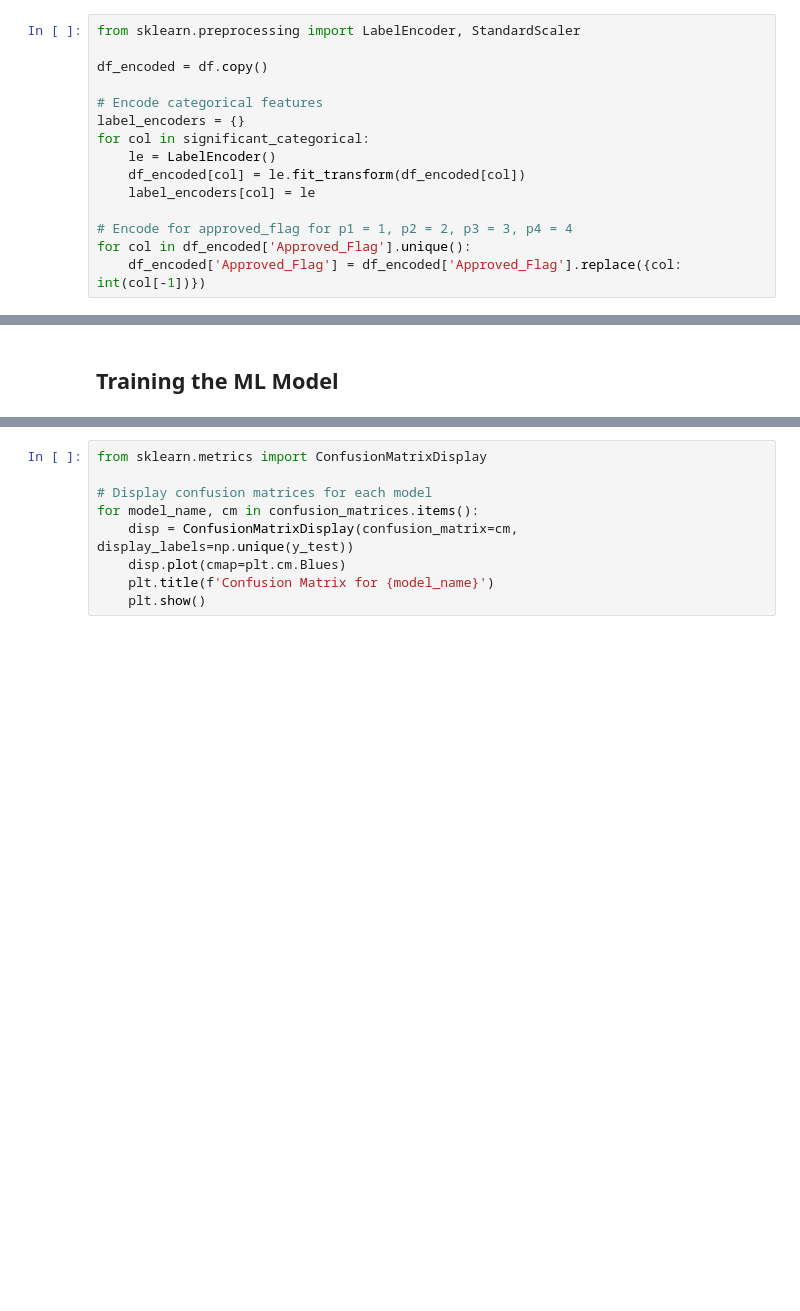
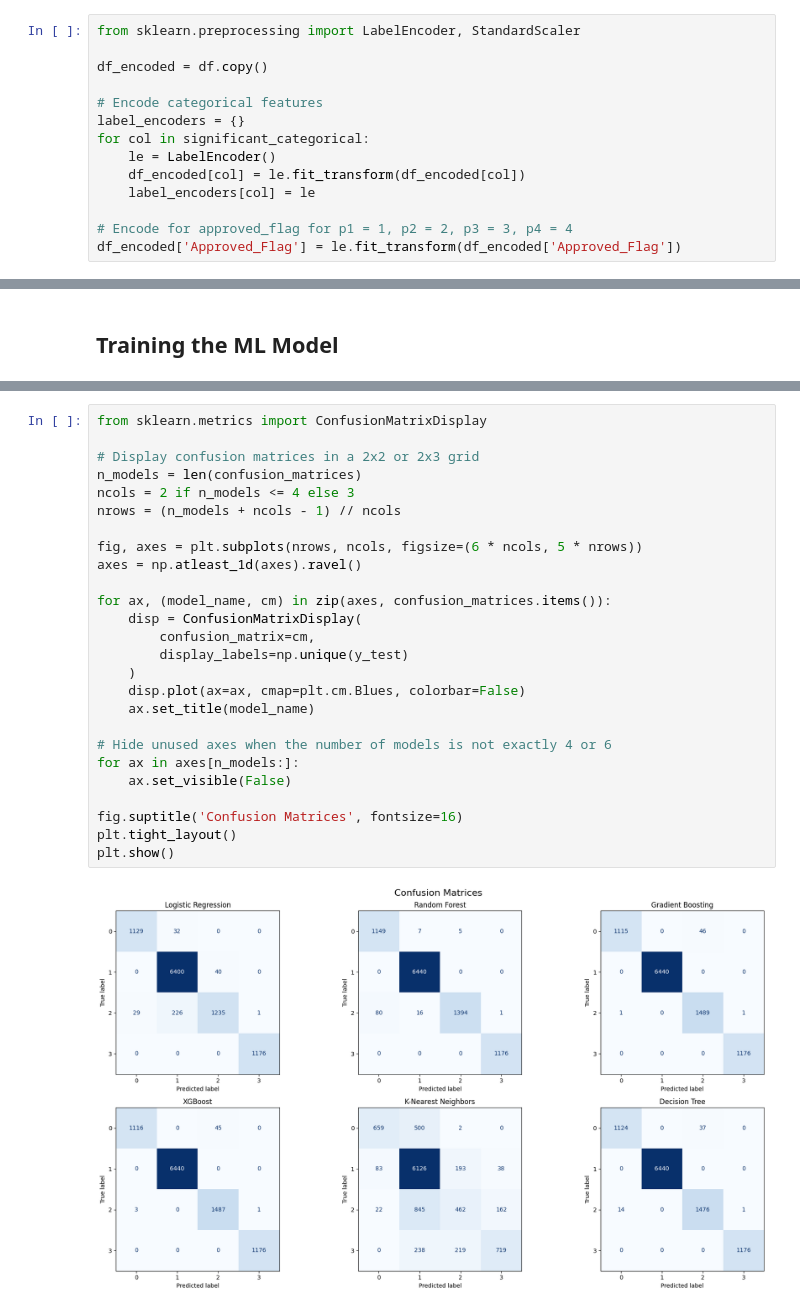
Before and after one commit to Mipjeiger/Credit-Risk-Analyst, a Jupyter notebook: notebooks/01_eda.ipynb, the cells around one changed output, grey strips where cells are left out. Cells and saved outputs as stored; diff of their text form; blank space fills up the shorter version.

Commit message:
Notebook done in visualization matrix confusion

```diff
--- a/notebooks/01_eda.ipynb
+++ b/notebooks/01_eda.ipynb
@@ -216,8 +216,7 @@ for col in significant_categorical:
     label_encoders[col] = le
 
 # Encode for approved_flag for p1 = 1, p2 = 2, p3 = 3, p4 = 4
-for col in df_encoded['Approved_Flag'].unique():
-    df_encoded['Approved_Flag'] = df_encoded['Approved_Flag'].replace({col: int(col[-1])})
+df_encoded['Approved_Flag'] = le.fit_transform(df_encoded['Approved_Flag'])
 # %% [markdown]
 ## Numerical Feature Analysis
 # %%
@@ -536,9 +556,28 @@ Fitting 5 folds for each of 10 candidates, totalling 50 fits
 # %%
 from sklearn.metrics import ConfusionMatrixDisplay
 
-# Display confusion matrices for each model
-for model_name, cm in confusion_matrices.items():
-    disp = ConfusionMatrixDisplay(confusion_matrix=cm, display_labels=np.unique(y_test))
-    disp.plot(cmap=plt.cm.Blues)
-    plt.title(f'Confusion Matrix for {model_name}')
-    plt.show()
+# Display confusion matrices in a 2x2 or 2x3 grid
+n_models = len(confusion_matrices)
+ncols = 2 if n_models <= 4 else 3
+nrows = (n_models + ncols - 1) // ncols
+
+fig, axes = plt.subplots(nrows, ncols, figsize=(6 * ncols, 5 * nrows))
+axes = np.atleast_1d(axes).ravel()
+
+for ax, (model_name, cm) in zip(axes, confusion_matrices.items()):
+    disp = ConfusionMatrixDisplay(
+        confusion_matrix=cm,
+        display_labels=np.unique(y_test)
+    )
+    disp.plot(ax=ax, cmap=plt.cm.Blues, colorbar=False)
+    ax.set_title(model_name)
+
+# Hide unused axes when the number of models is not exactly 4 or 6
+for ax in axes[n_models:]:
+    ax.set_visible(False)
+
+fig.suptitle('Confusion Matrices', fontsize=16)
+plt.tight_layout()
+plt.show()
+# %% [output]
+[figure, added]
```
Also changed, not shown: parts of 4 cells of this notebook.
